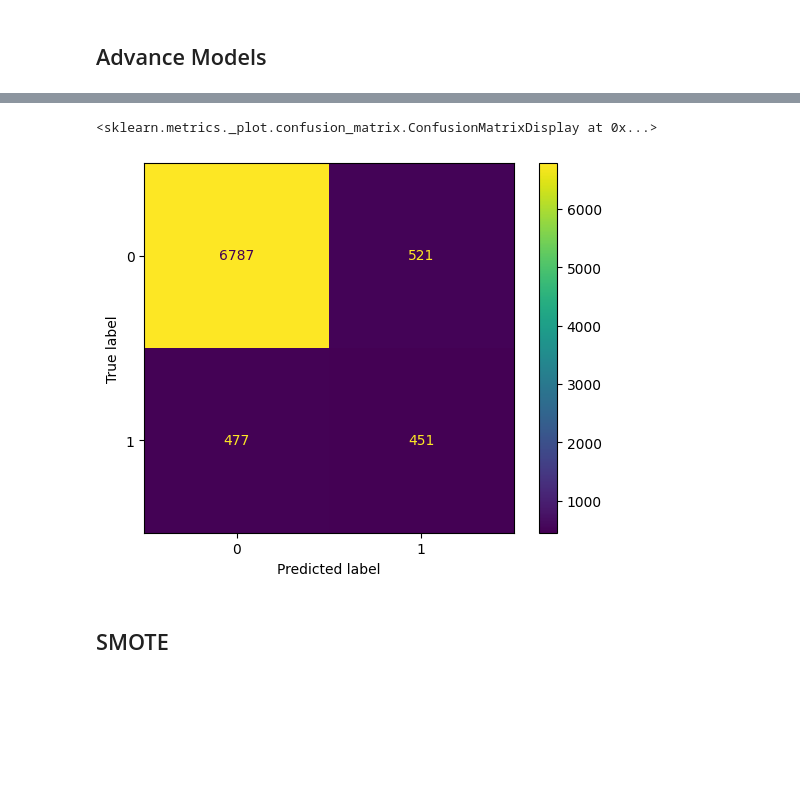
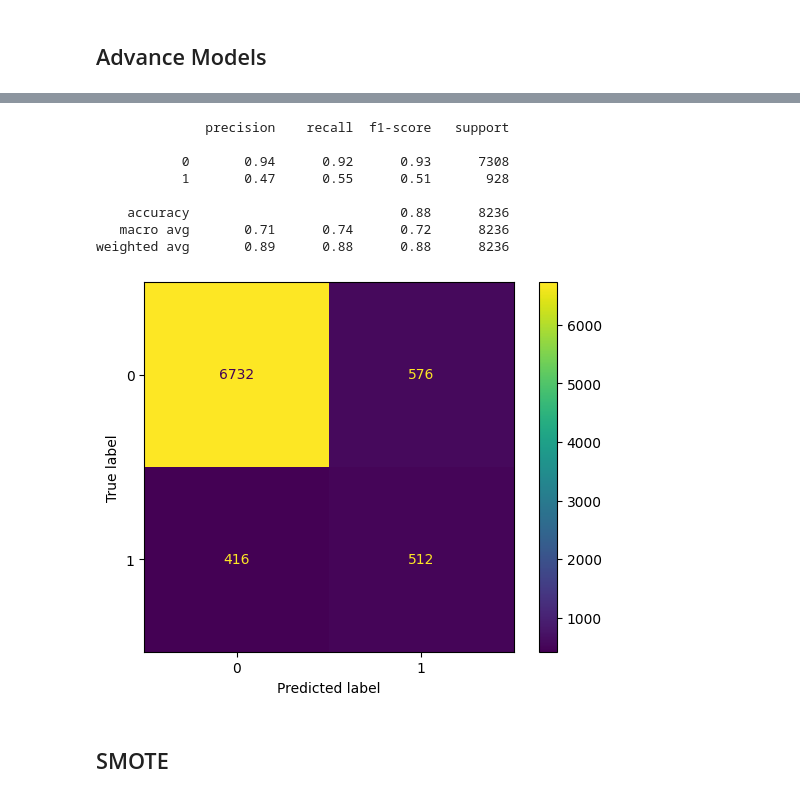
Before and after one commit to Sumanabec/AIML, a Jupyter notebook: bank-marketing-classification/bank-marketing-classification.ipynb, the cells around one changed output, grey strips where cells are left out. Cells and saved outputs as stored; diff of their text form; code cells hidden in the pictures; blank space fills up the shorter version.

Commit message:
balanced xgboost 51.86 - removed Duration feature

```diff
--- a/bank-marketing-classification/bank-marketing-classification.ipynb
+++ b/bank-marketing-classification/bank-marketing-classification.ipynb
@@ -582,8 +766,9 @@ def handle_outliers(col):
     return col.clip(lower, upper)
 
 
-bank_df_clipped= bank_df.copy()
-outlier_df = (bank_df_clipped[numeric_cols].apply(count_outliers)).reset_index().rename(columns={"index": "Feature", 0: "Percentage"})
+bank_df_clipped= bank_df[numeric_cols1 + numeric_cols2 + cat_mode_impute_cols + category_cols + passthrough_cols].copy()
+outlier_df = (bank_df_clipped[numeric_cols1+numeric_cols2].apply(count_outliers)).reset_index().rename(columns={"index": "Feature", 0: "Percentage"})
 
 high_outliers = outlier_df[outlier_df["Percentage"] > 0]["Feature"].to_list()
 bank_df_clipped[high_outliers] = bank_df_clipped[high_outliers].apply(handle_outliers)
+high_outliers
@@ -590,6 +777,6 @@ bank_df_clipped[high_outliers] = bank_df_clipped[high_outliers].apply(handle_out
 # %%
-X_bank_clipped = bank_df_clipped.drop("y", axis=1)
-y_bank_clipped = bank_df_clipped["y"]
+X_bank_clipped = bank_df_clipped
+y_bank_clipped = bank_df["y"]
 
 X_train_bank_clipped, X_test_bank_clipped, y_train_bank_clipped, y_test_bank_clipped = train_test_split(X_bank_clipped, y, test_size=0.2, stratify=y, random_state=9)
 print(X_train_bank_clipped.shape, X_test_bank_clipped.shape, y_train_bank_clipped.shape, y_test_bank_clipped.shape)
@@ -741,20 +924,21 @@ preporcessor = ColumnTransformer(transformers=[
 # %%
-def run_advance_models(preporcessor, X_train, y_train, X_test, y_test):
+def run_advance_models(preprocessor, X_train, y_train, X_test, y_test, model_type):
     results = []
     fitted_pipeline = {}
-    threshold = 0.5
 
+    ratio = (y_train == 0).sum() / (y_train == 1).sum()
+    print(ratio)
     advance_models = {
-        'Random Forest': RandomForestClassifier(n_estimators=100, oob_score=True, random_state=9),
-        'Random Forest - Balanced': RandomForestClassifier(n_estimators=100, class_weight='balanced', oob_score=True, random_state=9),
-        'Adaboost': AdaBoostClassifier(estimator=DecisionTreeClassifier(max_depth=1), n_estimators=100, random_state=9),
-        'Adaboost - Balanced': AdaBoostClassifier(estimator=DecisionTreeClassifier(max_depth=1, class_weight='balanced'), n_estimators=100,  random_state=9),
-        'XGBoost': XGBClassifier(eval_metric='auc', n_estimators=300, learning_rate=0.05, max_depth=4, random_state=42)
+        'Random Forest - ' + model_type: RandomForestClassifier(n_estimators=100, oob_score=True, random_state=9),
+        'Random Forest - Balanced - ' + model_type: RandomForestClassifier(n_estimators=100, class_weight='balanced', oob_score=True, random_state=9),
+        'Adaboost - ' + model_type: AdaBoostClassifier(estimator=DecisionTreeClassifier(max_depth=1), n_estimators=100, random_state=9),
+        'Adaboost - Balanced - ' + model_type: AdaBoostClassifier(estimator=DecisionTreeClassifier(max_depth=1, class_weight='balanced'), n_estimators=100,  random_state=9),
+        'XGBoost - ' + model_type: XGBClassifier(eval_metric='aucpr', scale_pos_weight=ratio, n_estimators=300, learning_rate=0.05, max_depth=5, random_state=42)
     }
 
     fitted_pipeline = {}
     for name, model in advance_models.items():
-        pipe = Pipeline([('pre', preporcessor), ('model', model)])
-        fitted_pipeline[name] = evaluate_model(name, pipe, X_train, y_train, X_test, y_test, threshold, results)
+        pipe = Pipeline([('pre', preprocessor), ('model', model)])
+        fitted_pipeline[name] = evaluate_model(name, pipe, X_train, y_train, X_test, y_test, results, model_type)
 
     return (pd.DataFrame(results), fitted_pipeline)
@@ -771,5 +956,7 @@ results_df
 # %%
 # with outliers handling
-results_df, fitted_pipeline = run_advance_models(preporcessor, X_train_bank_clipped, y_train_bank_clipped, X_test_bank_clipped, y_test_bank_clipped)
+results_df, fitted_pipeline_advanced_outliers = run_advance_models(preprocessor, X_train_bank_clipped,
+                                                                y_train_bank_clipped, X_test_bank_clipped, y_test_bank_clipped,
+                                                                "Advanced - Outliers Winsorization")
 results_df
 # %% [output]
@@ -782,12 +970,21 @@ results_df
 # %%
-y_pred_proba_test = fitted_pipeline["Adaboost - Balanced"].predict_proba(X_test)[:,1]
-y_pred_test = (y_pred_proba_test > 0.5).astype('int')
+y_pred_proba_test = fitted_pipeline_advanced_outliers["XGBoost - Advanced - Outliers Winsorization"].predict_proba(X_test)[:,1]
+y_pred_test = (y_pred_proba_test > .66).astype('int')
 
 cm = confusion_matrix(y_test, y_pred_test)
 ConfusionMatrixDisplay(cm).plot()
+
+print(classification_report(y_test, y_pred_test))
 # %% [output]
-<sklearn.metrics._plot.confusion_matrix.ConfusionMatrixDisplay at 0x...>
+              precision    recall  f1-score   support
+
+           0       0.94      0.92      0.93      7308
+           1       0.47      0.55      0.51       928
+
+    accuracy                           0.88      8236
+   macro avg       0.71      0.74      0.72      8236
+weighted avg       0.89      0.88      0.88      8236
-[figure, old version]
+[figure, new version]
 # %% [markdown]
 ## SMOTE
 # %%
```
Also changed, not shown: parts of 88 cells of this notebook.
